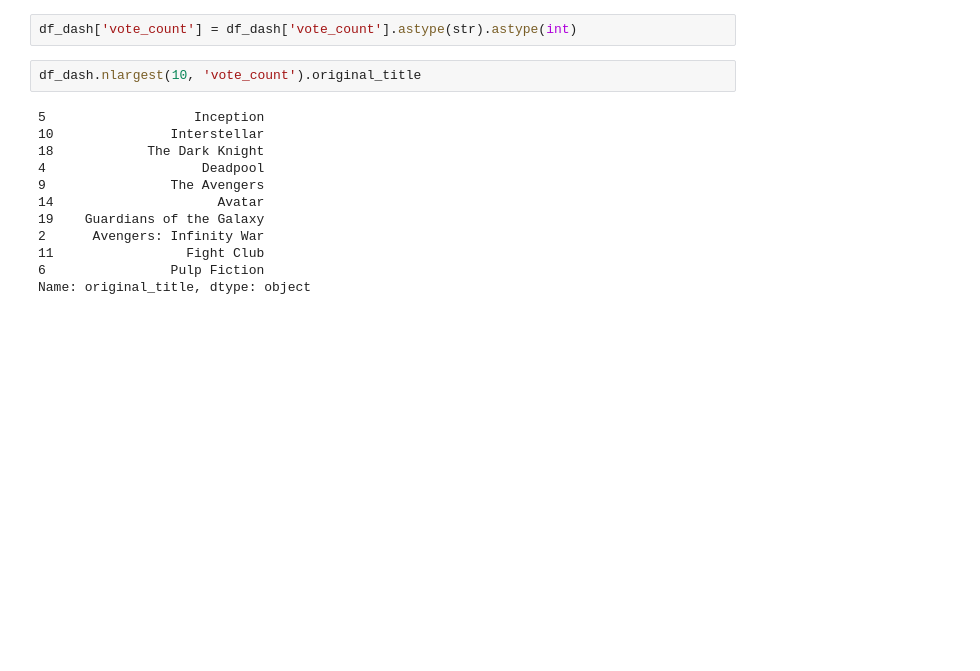
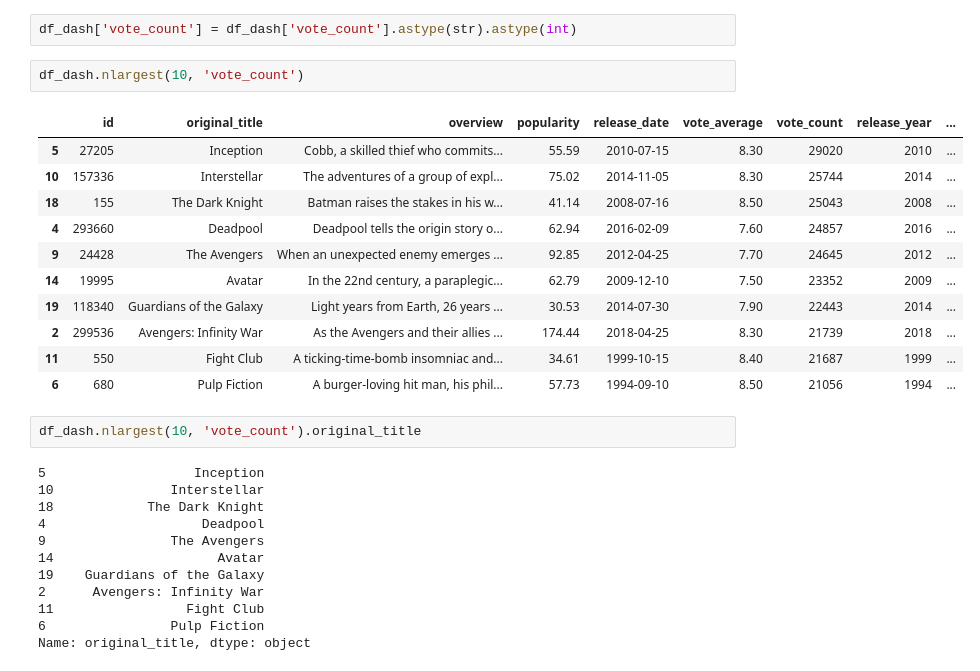
Before and after one commit to debskiszymon/TMDB_dashboard, a Jupyter notebook: TMDB_df.ipynb, the cells around one changed output. Saved outputs shown, nothing was run; the diff lists cells and outputs as text; blank space fills up the shorter version.

```diff
--- a/TMDB_df.ipynb
+++ b/TMDB_df.ipynb
@@ -525,6 +525,20 @@ fig1.show()
 [interactive output not drawn]
 # %%
 df_dash['vote_count'] = df_dash['vote_count'].astype(str).astype(int)
+# %%
+df_dash.nlargest(10, 'vote_count')
+# %% [output]
+|  | id | original_title | overview | popularity | release_date | vote_average | vote_count | release_year | ... |
+| 5 | 27205 | Inception | Cobb, a skilled thief who commits... | 55.59 | 2010-07-15 | 8.30 | 29020 | 2010 | ... |
+| 10 | 157336 | Interstellar | The adventures of a group of expl... | 75.02 | 2014-11-05 | 8.30 | 25744 | 2014 | ... |
+| 18 | 155 | The Dark Knight | Batman raises the stakes in his w... | 41.14 | 2008-07-16 | 8.50 | 25043 | 2008 | ... |
+| 4 | 293660 | Deadpool | Deadpool tells the origin story o... | 62.94 | 2016-02-09 | 7.60 | 24857 | 2016 | ... |
+| 9 | 24428 | The Avengers | When an unexpected enemy emerges ... | 92.85 | 2012-04-25 | 7.70 | 24645 | 2012 | ... |
+| 14 | 19995 | Avatar | In the 22nd century, a paraplegic... | 62.79 | 2009-12-10 | 7.50 | 23352 | 2009 | ... |
+| 19 | 118340 | Guardians of the Galaxy | Light years from Earth, 26 years ... | 30.53 | 2014-07-30 | 7.90 | 22443 | 2014 | ... |
+| 2 | 299536 | Avengers: Infinity War | As the Avengers and their allies ... | 174.44 | 2018-04-25 | 8.30 | 21739 | 2018 | ... |
+| 11 | 550 | Fight Club | A ticking-time-bomb insomniac and... | 34.61 | 1999-10-15 | 8.40 | 21687 | 1999 | ... |
+| 6 | 680 | Pulp Fiction | A burger-loving hit man, his phil... | 57.73 | 1994-09-10 | 8.50 | 21056 | 1994 | ... |
 # %%
 df_dash.nlargest(10, 'vote_count').original_title
 # %% [output]
```
Also changed, not shown: parts of 2 cells of this notebook.
